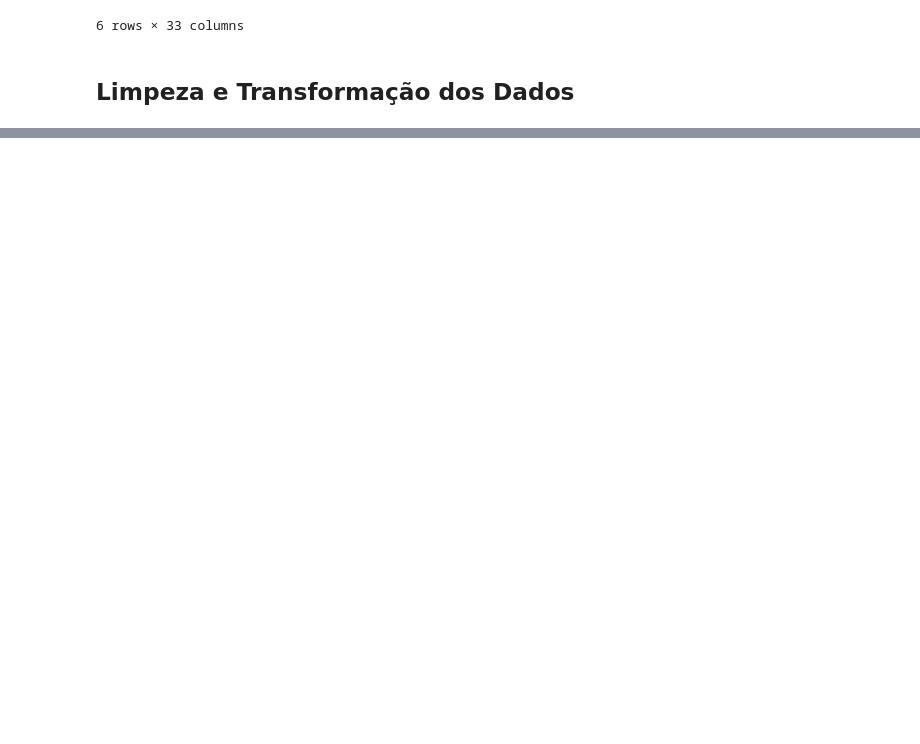
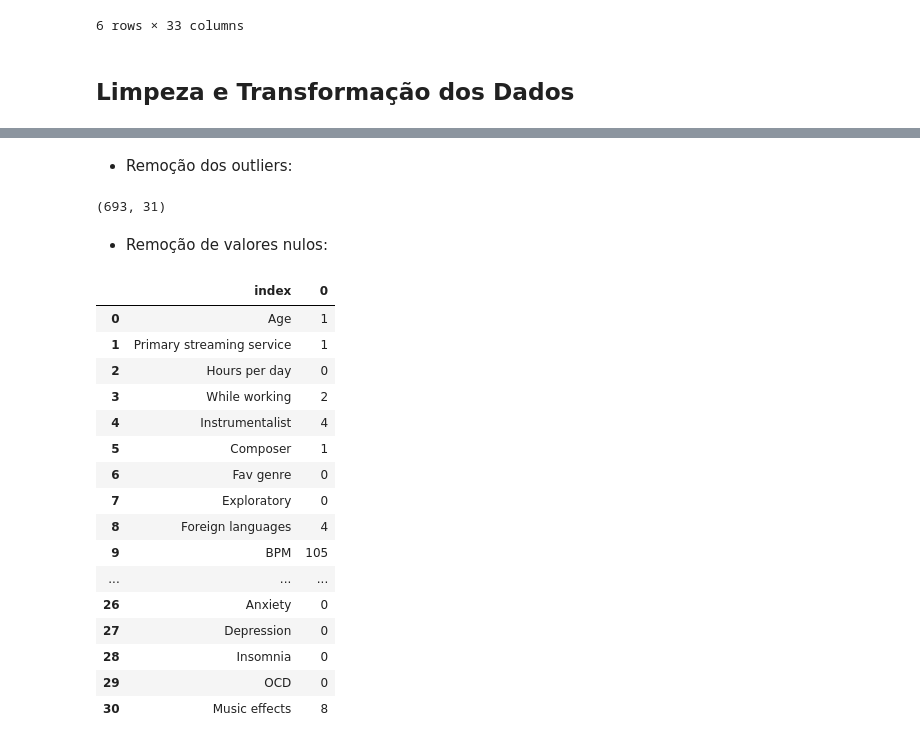
Before and after one commit to JoSEPHDev2022/Mental_Health_X_Music, a Jupyter notebook: analise_exp.ipynb, the cells around one changed output, grey strips where cells are left out. Cells and saved outputs as stored; diff of their text form; code cells hidden in the pictures; blank space fills up the shorter version.

Commit message:
limpando os dados e tratando nulos

```diff
--- a/analise_exp.ipynb
+++ b/analise_exp.ipynb
@@ -485,0 +491,49 @@ Após conhecermos melhor as caracteríticas do nosso Dataset e de compreender a
+# %%
+# Criação de uma cópia do Dataset para limpeza:
+data_clean = data.copy()
+# %%
+# Remoção das colunas Timestamp e Permissions:
+data_clean = data_clean.drop(['Timestamp', 'Permissions'], axis=1)
+# %% [markdown]
+- Remoção dos outliers:
+# %%
+# Coluna 'Age':
+age_outliers = data_clean[(data_clean['Age'] > 70)].index
+data_clean = data_clean.drop(age_outliers, axis=0)
+
+# Coluna 'BPM':
+bpm_outliers = data_clean[(data_clean['BPM'] > 180)].index
+data_clean = data_clean.drop(bpm_outliers, axis=0)
+
+# Coluna 'Hours per day':
+hpd_outliers = data_clean[(data_clean['Hours per day'] > 12)].index
+data_clean = data_clean.drop(hpd_outliers, axis=0)
+# %%
+# Checando shape do dataset:
+data_clean.shape
+# %% [output]
+(693, 31)
+# %% [markdown]
+- Remoção de valores nulos:
+# %%
+# Checando quantos valores nulos existem em cada coluna:
+df = pd.DataFrame(data_clean.isnull().sum())
+df.reset_index()
+# %% [output]
+|  | index | 0 |
+| 0 | Age | 1 |
+| 1 | Primary streaming service | 1 |
+| 2 | Hours per day | 0 |
+| 3 | While working | 2 |
+| 4 | Instrumentalist | 4 |
+| 5 | Composer | 1 |
+| 6 | Fav genre | 0 |
+| 7 | Exploratory | 0 |
+| 8 | Foreign languages | 4 |
+| 9 | BPM | 105 |
+| ... | ... | ... |
+| 26 | Anxiety | 0 |
+| 27 | Depression | 0 |
+| 28 | Insomnia | 0 |
+| 29 | OCD | 0 |
+| 30 | Music effects | 8 |
```
Also changed, not shown: parts of 10 cells of this notebook.
